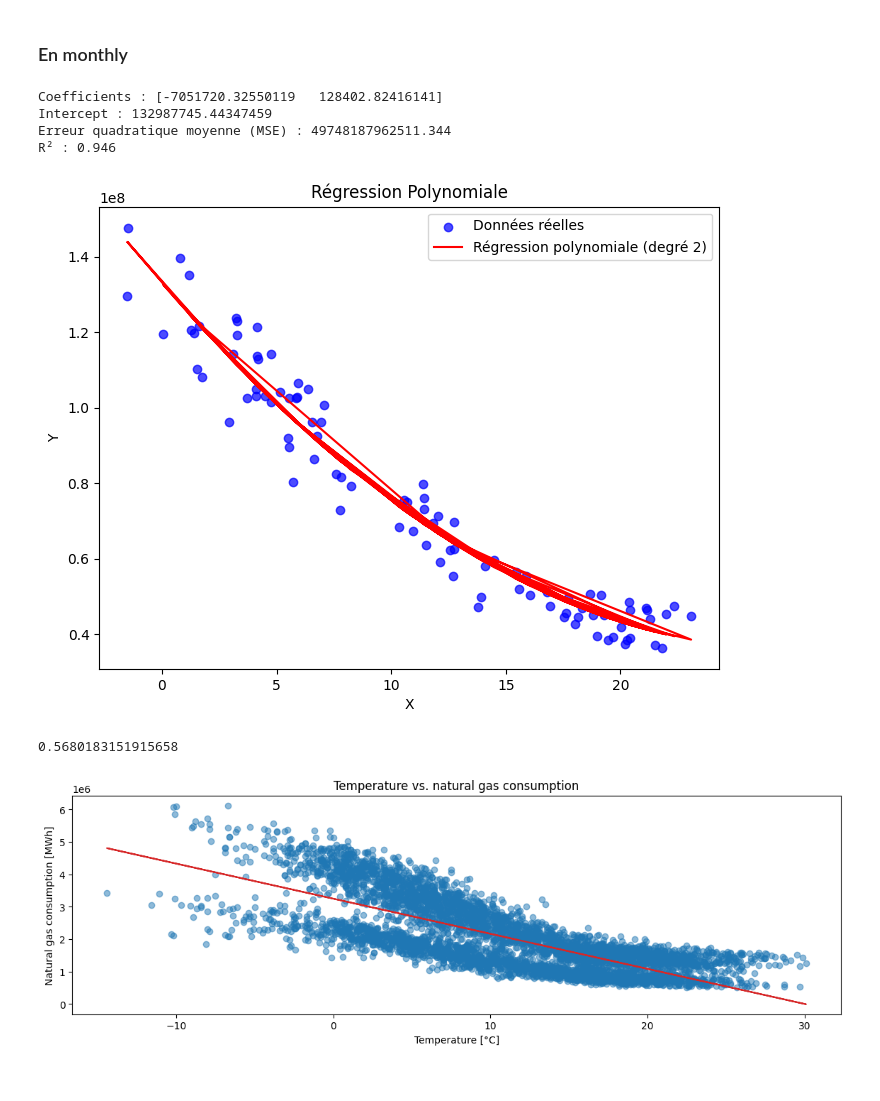
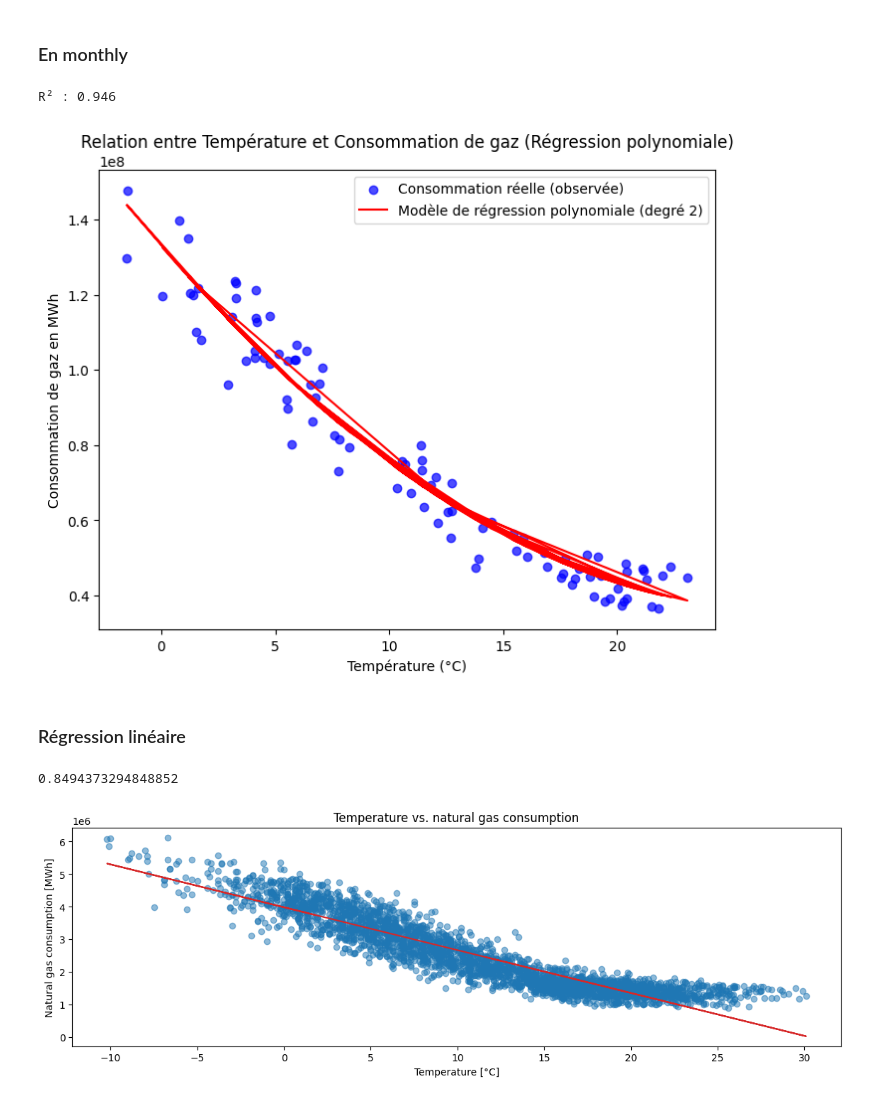
Before and after one commit to NeoSummit/Gas_consumption, a Jupyter notebook: code.ipynb, the cells around one changed output. Saved outputs shown, nothing was run; the diff lists cells and outputs as text; code cells hidden in the pictures.

```diff
--- a/code.ipynb
+++ b/code.ipynb
@@ -9,9 +9,7 @@ from sklearn import metrics
 from loading_data import *
 from statsmodels.tsa.seasonal import seasonal_decompose
 # %%
-ncg_consumption, gaspool_consumption, the_consumption = read_consumption()
-consumption_data = pd.concat([ncg_consumption.add(gaspool_consumption, fill_value=0), the_consumption])
-consumption_data = pd.DataFrame(consumption_data, columns=["consumption"])
+consumption_data = load_gas_consumption_data()
 
 temperature = read_weather()
 
@@ -263,12 +275,12 @@ Y_pred = model.predict(X_poly)
 # Coefficients du polynôme
 coefficients = model.coef_
 intercept = model.intercept_
-print(f"Coefficients : {coefficients}")
-print(f"Intercept : {intercept}")
+# print(f"Coefficients : {coefficients}")
+# print(f"Intercept : {intercept}")
 
 # Calcul de l'erreur quadratique moyenne
 mse = mean_squared_error(Y, Y_pred)
-print(f"Erreur quadratique moyenne (MSE) : {mse:.3f}")
+# print(f"Erreur quadratique moyenne (MSE) : {mse:.3f}")
 
 # Calcul du coefficient de détermination
 r2 = model.score(X_poly, Y)
@@ -276,42 +288,42 @@ print(f"R² : {r2:.3f}")
 
 # Visualisation
 plt.figure(figsize=(8, 6))
-plt.scatter(X, Y, label="Données réelles", color="blue", alpha=0.7)
-plt.plot(X, Y_pred, label=f"Régression polynomiale (degré {degree})", color="red")
-plt.xlabel("X")
-plt.ylabel("Y")
-plt.title("Régression Polynomiale")
+plt.scatter(X, Y, label="Consommation réelle (observée)", color="blue", alpha=0.7)
+plt.plot(X, Y_pred, label=f"Modèle de régression polynomiale (degré {degree})", color="red")
+plt.xlabel("Température (°C)")
+plt.ylabel("Consommation de gaz en MWh")
+plt.title("Relation entre Température et Consommation de gaz (Régression polynomiale)")
 plt.legend()
 plt.show()
 # %% [output]
-Coefficients : [-7051720.32550119   128402.82416141]
-Intercept : 132987745.44347459
-Erreur quadratique moyenne (MSE) : 49748187962511.344
 R² : 0.946
-[figure, old version]
+[figure, new version]
+# %% [markdown]
+### Régression linéaire
 # %%
-linear_regression = stats.linregress(temperature["temperature_2m_mean (°C)"], consumption_data)
+
+linear_regression = stats.linregress(temperature_filtered, consumption_filtered)
 
 # print r^2
 print(linear_regression.rvalue**2)
 
 # Plot linear regression
-regression_y = linear_regression.slope * temperature["temperature_2m_mean (°C)"] + linear_regression.intercept
+regression_y = linear_regression.slope * temperature_filtered + linear_regression.intercept
 
 # Scatter plot of temperature and natural gas consumption
 fig, ax = plt.subplots(figsize=(14, 4))
-ax.scatter(temperature["temperature_2m_mean (°C)"], consumption_data, alpha=0.5)
+ax.scatter(temperature_filtered, consumption_filtered, alpha=0.5)
 
 # Plot linear regression
-ax.plot(temperature["temperature_2m_mean (°C)"], regression_y, color="tab:red")
+ax.plot(temperature_filtered, regression_y, color="tab:red")
 
 # Labels and legend
 ax.set_xlabel("Temperature [°C]")
 ax.set_ylabel("Natural gas consumption [MWh]")
 ax.set_title("Temperature vs. natural gas consumption")
 
 # Save plot
 fig.savefig("diagrams/data_analysis_003_004.svg", format="svg", bbox_inches="tight")
 # %% [output]
-0.5680183151915658
+0.8494373294848852
-[figure, old version]
+[figure, new version]
```
Also changed, not shown: parts of 6 cells of this notebook.
